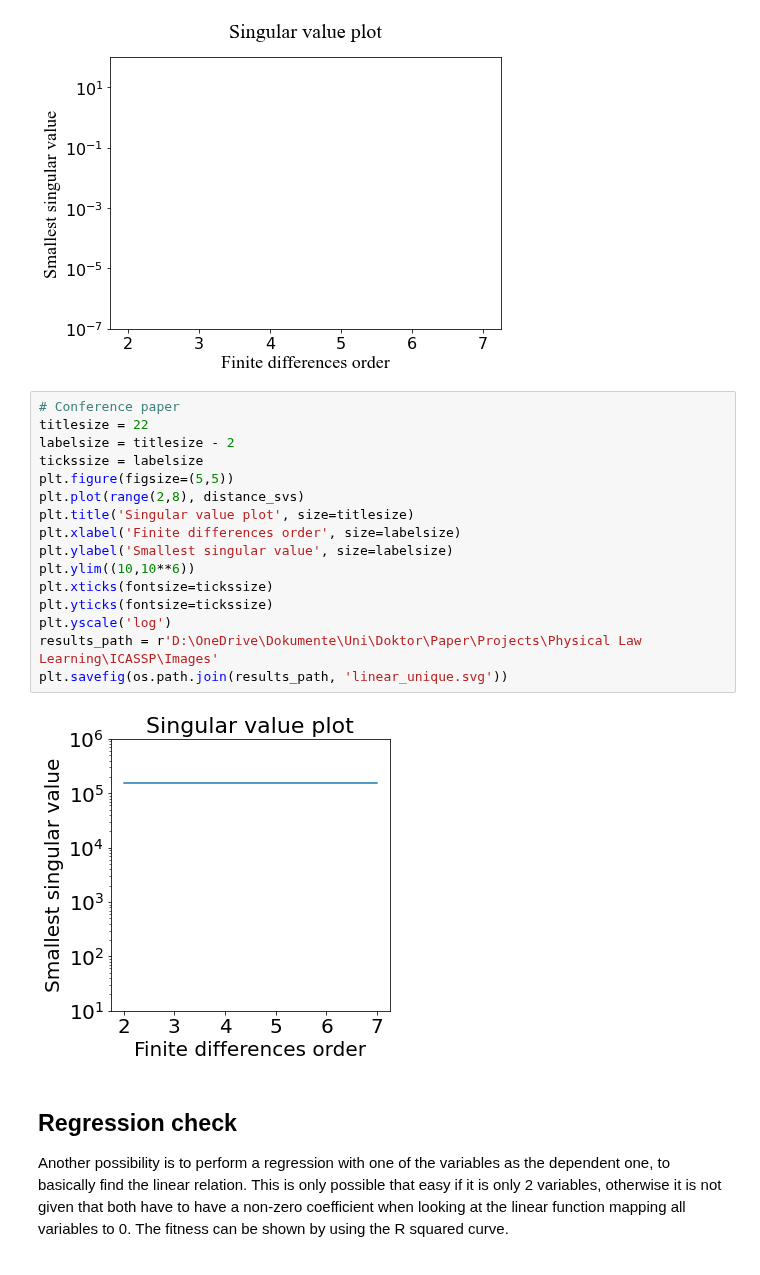
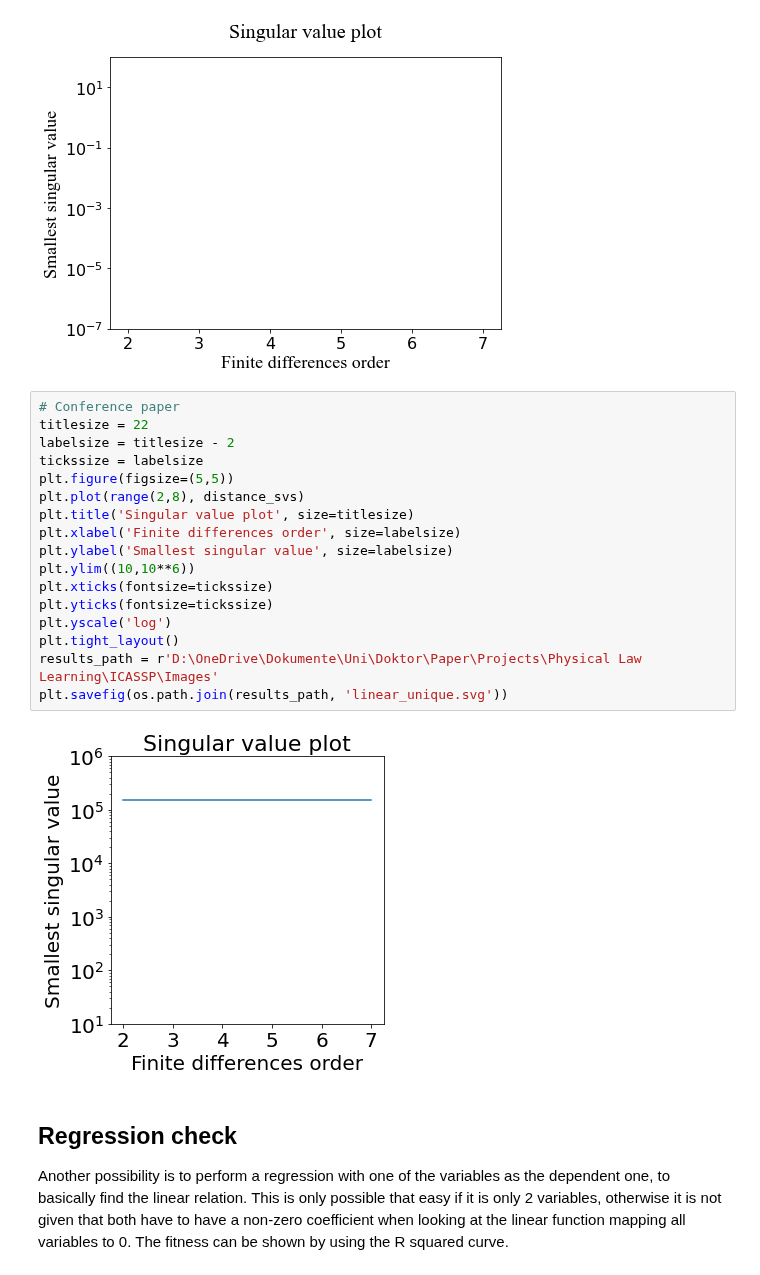
Before and after one commit to HillaryHauger/robust-identifiability-symbolic-recovery, a Jupyter notebook: Experiments Ambiguity Paper/Linear PDE Unique.ipynb, the cells around one changed output. Saved outputs shown, nothing was run; the diff lists cells and outputs as text.

```diff
--- a/Experiments Ambiguity Paper/Linear PDE Unique.ipynb
+++ b/Experiments Ambiguity Paper/Linear PDE Unique.ipynb
@@ -170,21 +170,22 @@ plt.savefig(r'D:\OneDrive\Dokumente\Uni\Doktor\Paper\Projects\Physical Law Learn
 # %%
 # Conference paper
 titlesize = 22
 labelsize = titlesize - 2
 tickssize = labelsize
 plt.figure(figsize=(5,5))
 plt.plot(range(2,8), distance_svs)
 plt.title('Singular value plot', size=titlesize)
 plt.xlabel('Finite differences order', size=labelsize)
 plt.ylabel('Smallest singular value', size=labelsize)
 plt.ylim((10,10**6))
 plt.xticks(fontsize=tickssize)
 plt.yticks(fontsize=tickssize)
 plt.yscale('log')
+plt.tight_layout()
 results_path = r'D:\OneDrive\Dokumente\Uni\Doktor\Paper\Projects\Physical Law Learning\ICASSP\Images'
 plt.savefig(os.path.join(results_path, 'linear_unique.svg'))
 # %% [output]
-[figure, old version]
+[figure, new version]
 # %% [markdown]
 ## Regression check
 Another possibility is to perform a regression with one of the variables as the dependent one, to basically find the linear relation. This is only possible that easy if it is only 2 variables, otherwise it is not given that both have to have a non-zero coefficient when looking at the linear function mapping all variables to 0. The fitness can be shown by using the R squared curve.
```
Also changed, not shown: 1 other file.
